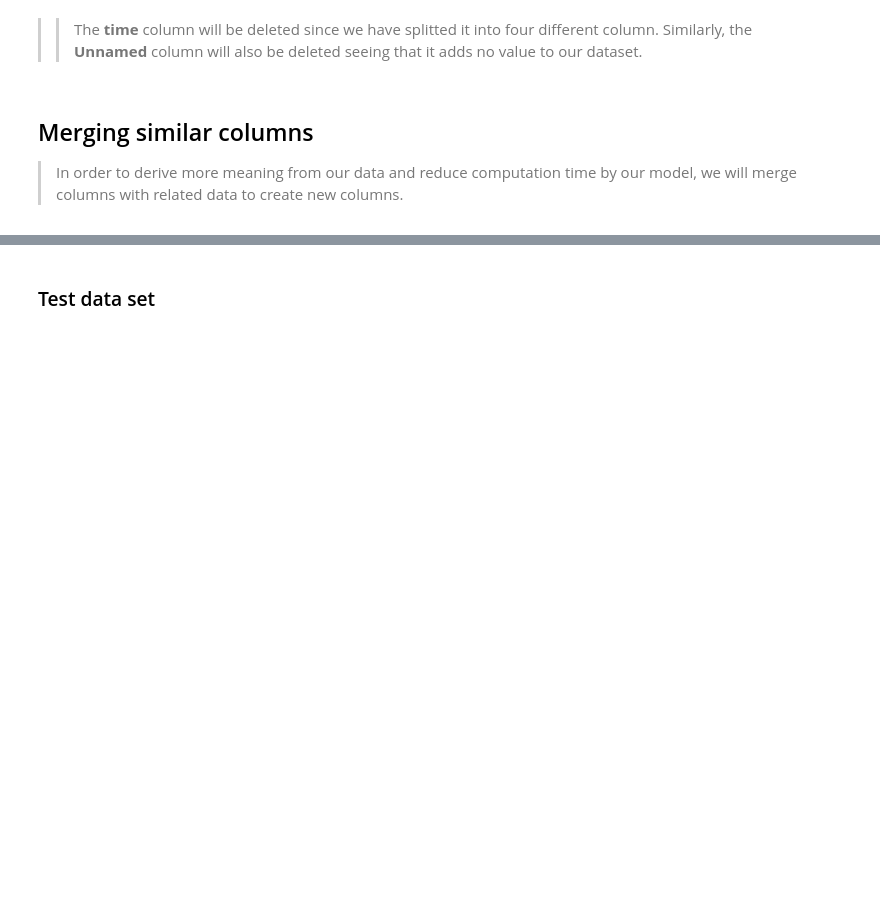
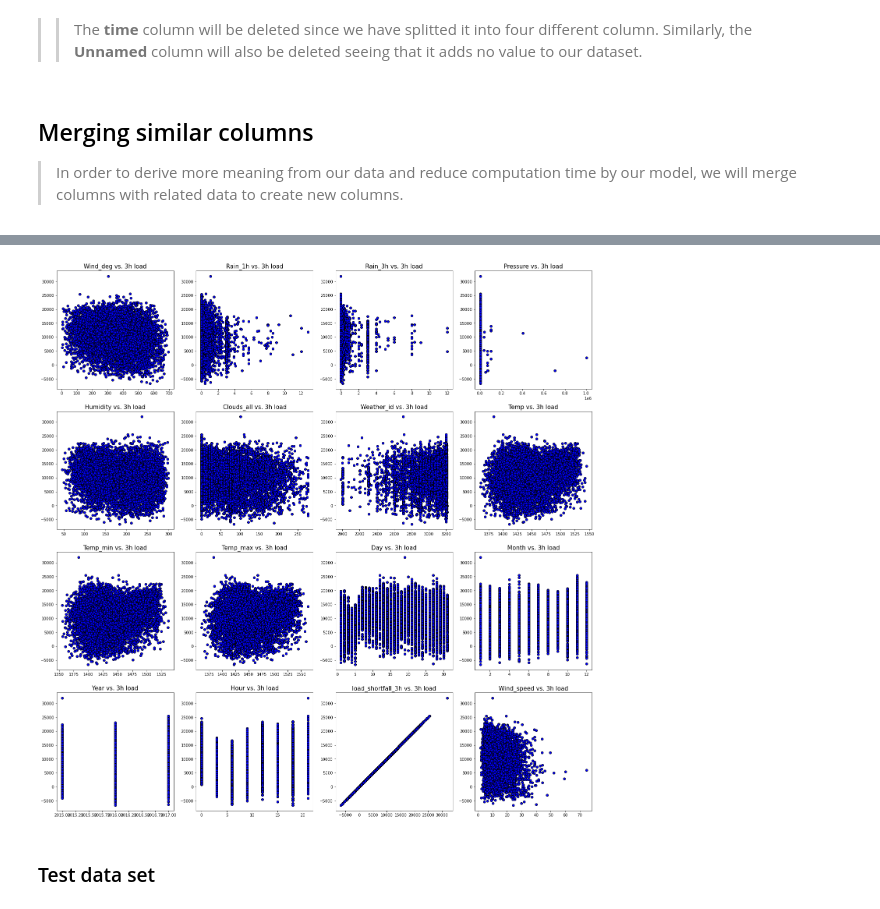
Before and after one commit to pcf26536/TeamNM5, a Jupyter notebook: starter-notebook.ipynb, the cells around one changed output, grey strips where cells are left out. Cells and saved outputs as stored; diff of their text form; code cells hidden in the pictures; blank space fills up the shorter version.

```diff
--- a/starter-notebook.ipynb
+++ b/starter-notebook.ipynb
@@ -583,3 +546,15 @@ df_train_merge.isnull().sum()
+# %%
+fig, axs = plt.subplots(4,4,figsize=(20,20))
+fig.subplots_adjust(hspace = 0.5, wspace=.2)
+axs = axs.ravel()
+
+for index, column in enumerate(df_train_merge.columns):
+    axs[index-1].set_title("{} vs. 3h load".format(column),fontsize=15)
+    axs[index-1].scatter(x=df_train_merge[column],y=df_train_merge['load_shortfall_3h'],color='blue',edgecolor='k')
+
+fig.tight_layout(pad=1)
+# %% [output]
+[figure, added]
 # %% [markdown]
 ### Test data set
 # %% [markdown]
```
Also changed, not shown: parts of 101 cells of this notebook, 7 other files.
